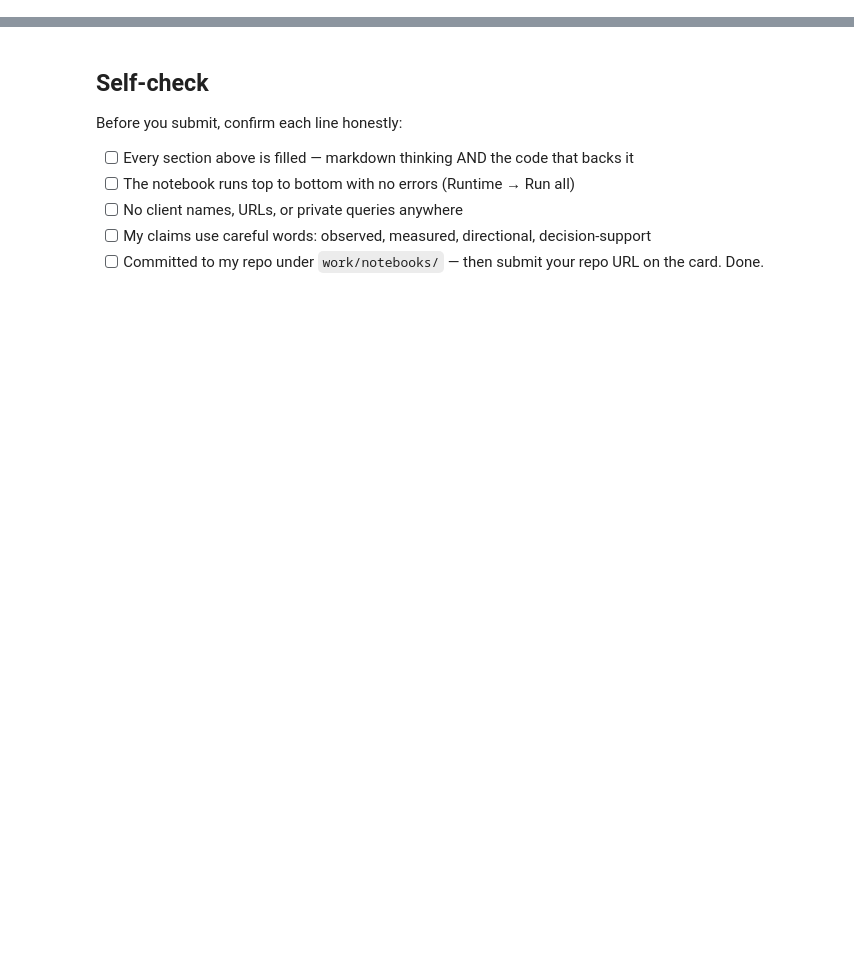
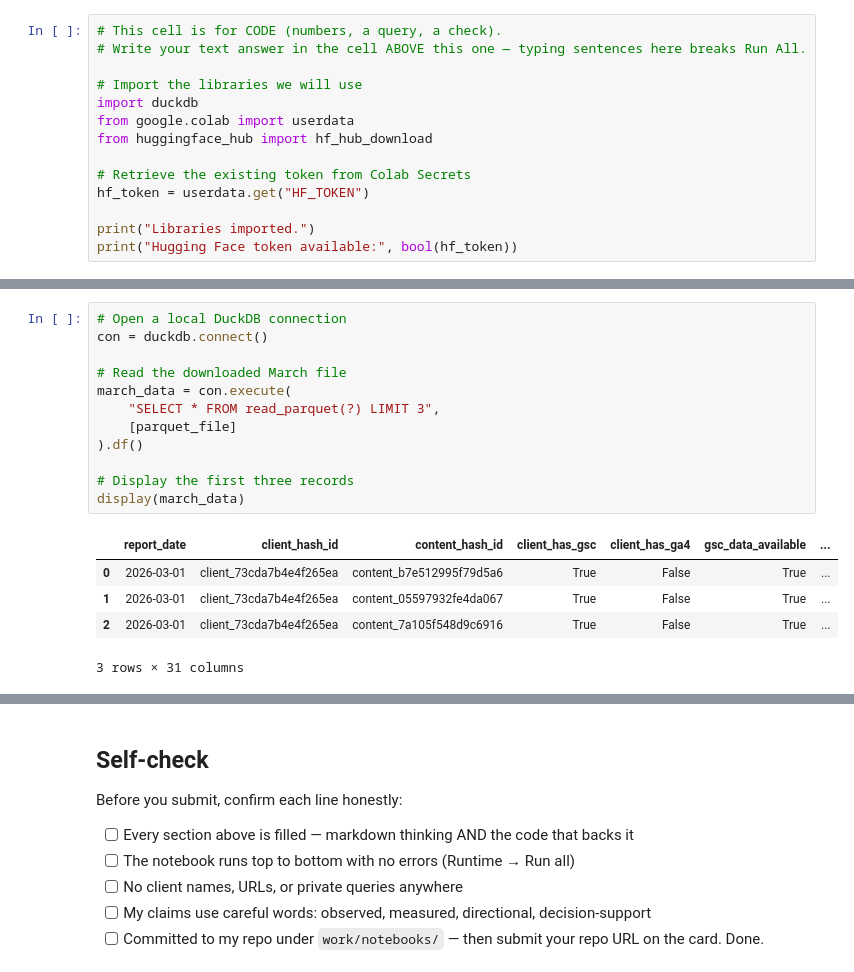
Before and after one commit to ivanjameslo/flyrank-ml-internship, a Jupyter notebook: work/notebooks/w03_data_contract.ipynb, the cells around one changed output, grey strips where cells are left out. Cells and saved outputs as stored; diff of their text form; blank space fills up the shorter version.

```diff
--- a/work/notebooks/w03_data_contract.ipynb
+++ b/work/notebooks/w03_data_contract.ipynb
@@ -12,0 +26,14 @@ This skeleton is yours to fill. Work the sections **in order** — each one has
+# %%
+# This cell is for CODE (numbers, a query, a check).
+# Write your text answer in the cell ABOVE this one — typing sentences here breaks Run All.
+
+# Import the libraries we will use
+import duckdb
+from google.colab import userdata
+from huggingface_hub import hf_hub_download
+
+# Retrieve the existing token from Colab Secrets
+hf_token = userdata.get("HF_TOKEN")
+
+print("Libraries imported.")
+print("Hugging Face token available:", bool(hf_token))
@@ -12,0 +59,18 @@ This skeleton is yours to fill. Work the sections **in order** — each one has
+# %%
+# Open a local DuckDB connection
+con = duckdb.connect()
+
+# Read the downloaded March file
+march_data = con.execute(
+    "SELECT * FROM read_parquet(?) LIMIT 3",
+    [parquet_file]
+).df()
+
+# Display the first three records
+display(march_data)
+# %% [output]
+|  | report_date | client_hash_id | content_hash_id | client_has_gsc | client_has_ga4 | gsc_data_available | ... |
+| 0 | 2026-03-01 | client_73cda7b4e4f265ea | content_b7e512995f79d5a6 | True | False | True | ... |
+| 1 | 2026-03-01 | client_73cda7b4e4f265ea | content_05597932fe4da067 | True | False | True | ... |
+| 2 | 2026-03-01 | client_73cda7b4e4f265ea | content_7a105f548d9c6916 | True | False | True | ... |
+3 rows × 31 columns
```
Also changed, not shown: parts of 32 cells of this notebook.
